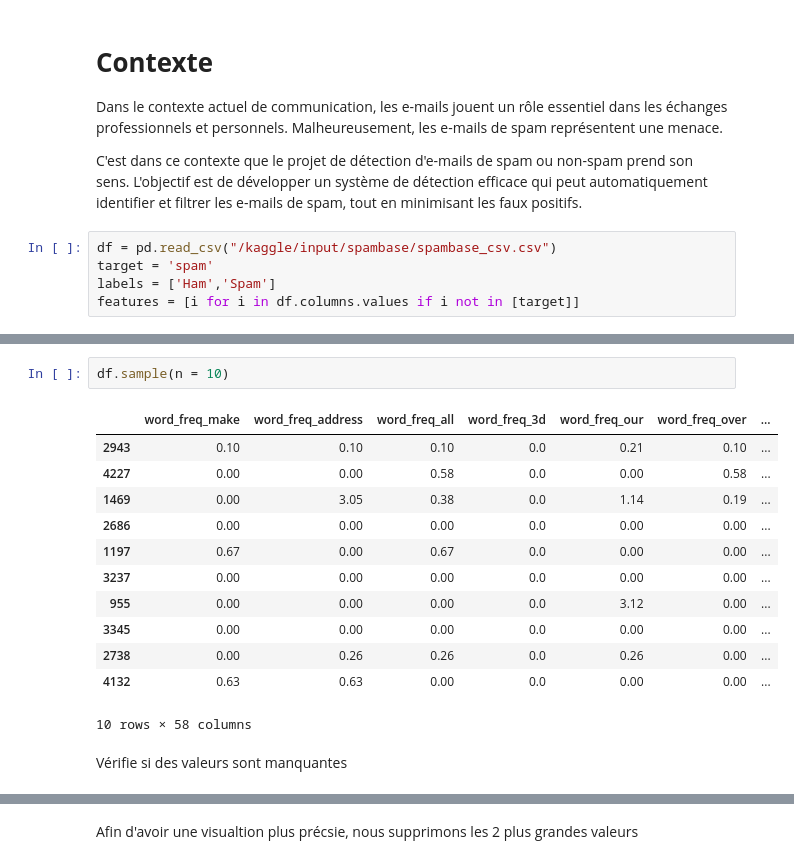
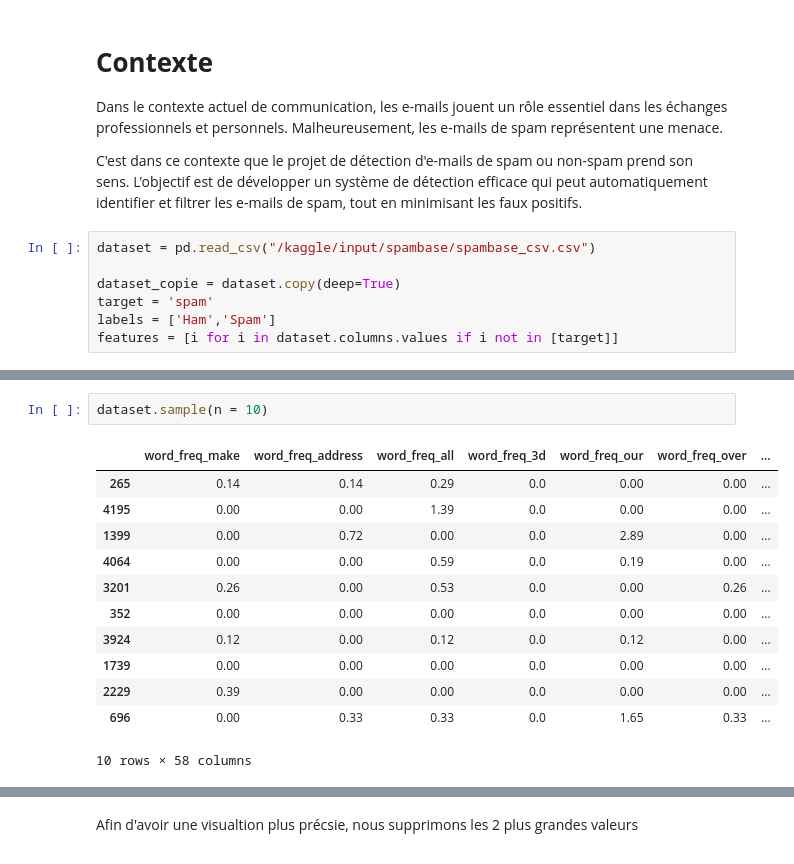
Before and after one commit to RoninNapoletano/MGL8707-spam-detection, a Jupyter notebook: mgl8707-spambase-uci.ipynb, the cells around one changed output, grey strips where cells are left out. Cells and saved outputs as stored; diff of their text form.

Commit message:
Kaggle Notebook | MGL8707 - spambase - Distribution | Version 6

```diff
--- a/mgl8707-spambase-uci.ipynb
+++ b/mgl8707-spambase-uci.ipynb
@@ -17,8 +21,10 @@ Dans le contexte actuel de communication, les e-mails jouent un rôle essentiel
 
 C'est dans ce contexte que le projet de détection d'e-mails de spam ou non-spam prend  son sens. L'objectif est de développer un système de détection efficace qui peut automatiquement identifier et filtrer les e-mails de spam, tout en minimisant les faux positifs.
 # %%
-df = pd.read_csv("/kaggle/input/spambase/spambase_csv.csv")
+dataset = pd.read_csv("/kaggle/input/spambase/spambase_csv.csv")
+
+dataset_copie = dataset.copy(deep=True)
 target = 'spam'
 labels = ['Ham','Spam']
-features = [i for i in df.columns.values if i not in [target]]
+features = [i for i in dataset.columns.values if i not in [target]]
 # %% [markdown]
@@ -115,20 +126,18 @@ df.describe()
 | max | 4.540000 | 14.280000 | 5.100000 | 42.810000 | 10.000000 | 5.880000 | ... |
 8 rows × 58 columns
 # %%
-df.sample(n = 10)
+dataset.sample(n = 10)
 # %% [output]
 |  | word_freq_make | word_freq_address | word_freq_all | word_freq_3d | word_freq_our | word_freq_over | ... |
-| 2943 | 0.10 | 0.10 | 0.10 | 0.0 | 0.21 | 0.10 | ... |
-| 4227 | 0.00 | 0.00 | 0.58 | 0.0 | 0.00 | 0.58 | ... |
-| 1469 | 0.00 | 3.05 | 0.38 | 0.0 | 1.14 | 0.19 | ... |
-| 2686 | 0.00 | 0.00 | 0.00 | 0.0 | 0.00 | 0.00 | ... |
-| 1197 | 0.67 | 0.00 | 0.67 | 0.0 | 0.00 | 0.00 | ... |
-| 3237 | 0.00 | 0.00 | 0.00 | 0.0 | 0.00 | 0.00 | ... |
-| 955 | 0.00 | 0.00 | 0.00 | 0.0 | 3.12 | 0.00 | ... |
-| 3345 | 0.00 | 0.00 | 0.00 | 0.0 | 0.00 | 0.00 | ... |
-| 2738 | 0.00 | 0.26 | 0.26 | 0.0 | 0.26 | 0.00 | ... |
-| 4132 | 0.63 | 0.63 | 0.00 | 0.0 | 0.00 | 0.00 | ... |
+| 265 | 0.14 | 0.14 | 0.29 | 0.0 | 0.00 | 0.00 | ... |
+| 4195 | 0.00 | 0.00 | 1.39 | 0.0 | 0.00 | 0.00 | ... |
+| 1399 | 0.00 | 0.72 | 0.00 | 0.0 | 2.89 | 0.00 | ... |
+| 4064 | 0.00 | 0.00 | 0.59 | 0.0 | 0.19 | 0.00 | ... |
+| 3201 | 0.26 | 0.00 | 0.53 | 0.0 | 0.00 | 0.26 | ... |
+| 352 | 0.00 | 0.00 | 0.00 | 0.0 | 0.00 | 0.00 | ... |
+| 3924 | 0.12 | 0.00 | 0.12 | 0.0 | 0.12 | 0.00 | ... |
+| 1739 | 0.00 | 0.00 | 0.00 | 0.0 | 0.00 | 0.00 | ... |
+| 2229 | 0.39 | 0.00 | 0.00 | 0.0 | 0.00 | 0.00 | ... |
+| 696 | 0.00 | 0.33 | 0.33 | 0.0 | 1.65 | 0.33 | ... |
 10 rows × 58 columns
-# %% [markdown]
-Vérifie si des valeurs sont manquantes
 # %%
```
Also changed, not shown: parts of 27 cells of this notebook.
